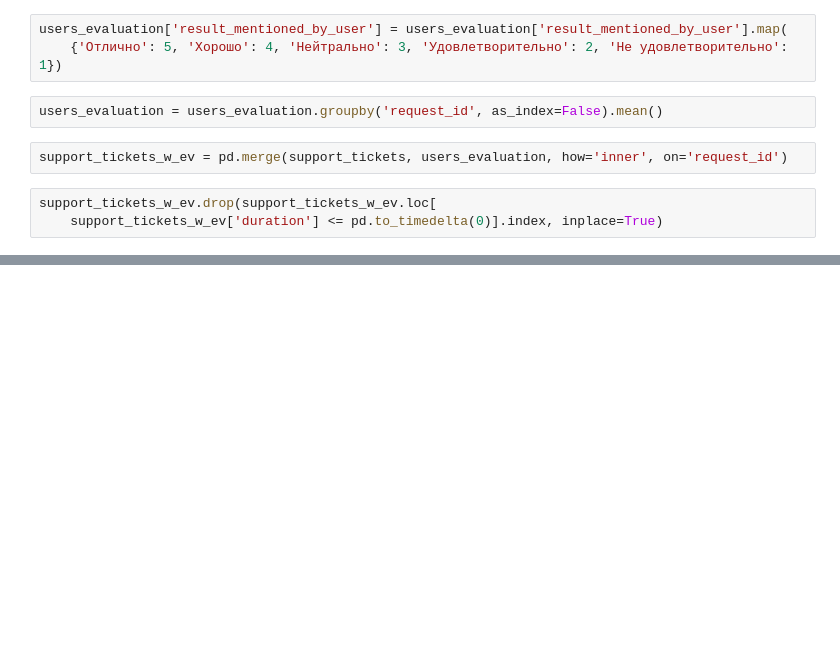
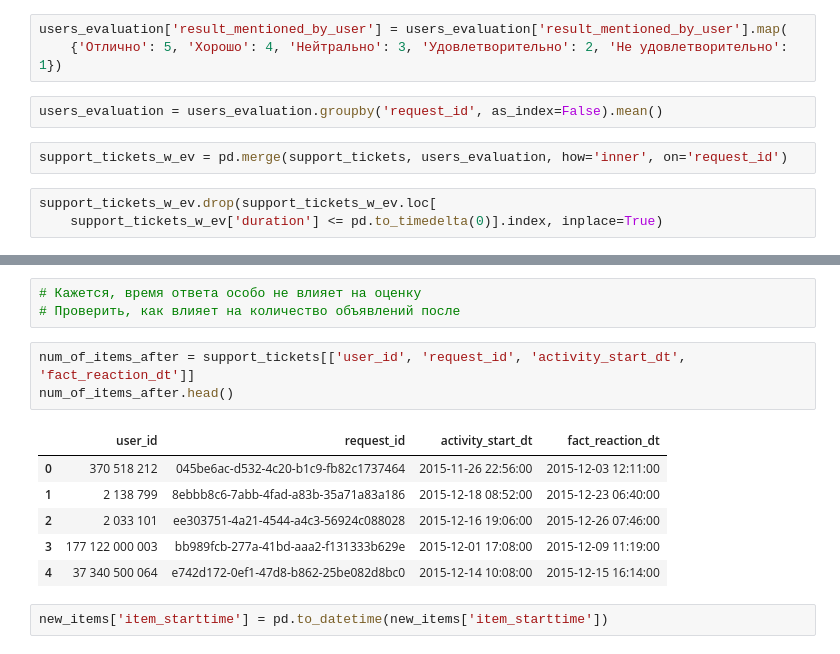
Before and after one commit to vanpnkv/avito, a Jupyter notebook: avito.ipynb, the cells around one changed output, grey strips where cells are left out. Drawn from its saved outputs; the diff is of its cells as text; blank space fills up the shorter version.

```diff
--- a/avito.ipynb
+++ b/avito.ipynb
@@ -70,0 +75,15 @@ NameError: name 'total_seconds' is not defined
+# %%
+# Кажется, время ответа особо не влияет на оценку
+# Проверить, как влияет на количество объявлений после
+# %%
+num_of_items_after = support_tickets[['user_id', 'request_id', 'activity_start_dt', 'fact_reaction_dt']]
+num_of_items_after.head()
+# %% [output]
+|  | user_id | request_id | activity_start_dt | fact_reaction_dt |
+| 0 | 370 518 212 | 045be6ac-d532-4c20-b1c9-fb82c1737464 | 2015-11-26 22:56:00 | 2015-12-03 12:11:00 |
+| 1 | 2 138 799 | 8ebbb8c6-7abb-4fad-a83b-35a71a83a186 | 2015-12-18 08:52:00 | 2015-12-23 06:40:00 |
+| 2 | 2 033 101 | ee303751-4a21-4544-a4c3-56924c088028 | 2015-12-16 19:06:00 | 2015-12-26 07:46:00 |
+| 3 | 177 122 000 003 | bb989fcb-277a-41bd-aaa2-f131333b629e | 2015-12-01 17:08:00 | 2015-12-09 11:19:00 |
+| 4 | 37 340 500 064 | e742d172-0ef1-47d8-b862-25be082d8bc0 | 2015-12-14 10:08:00 | 2015-12-15 16:14:00 |
+# %%
+new_items['item_starttime'] = pd.to_datetime(new_items['item_starttime'])
```
Also changed, not shown: parts of 9 cells of this notebook.
